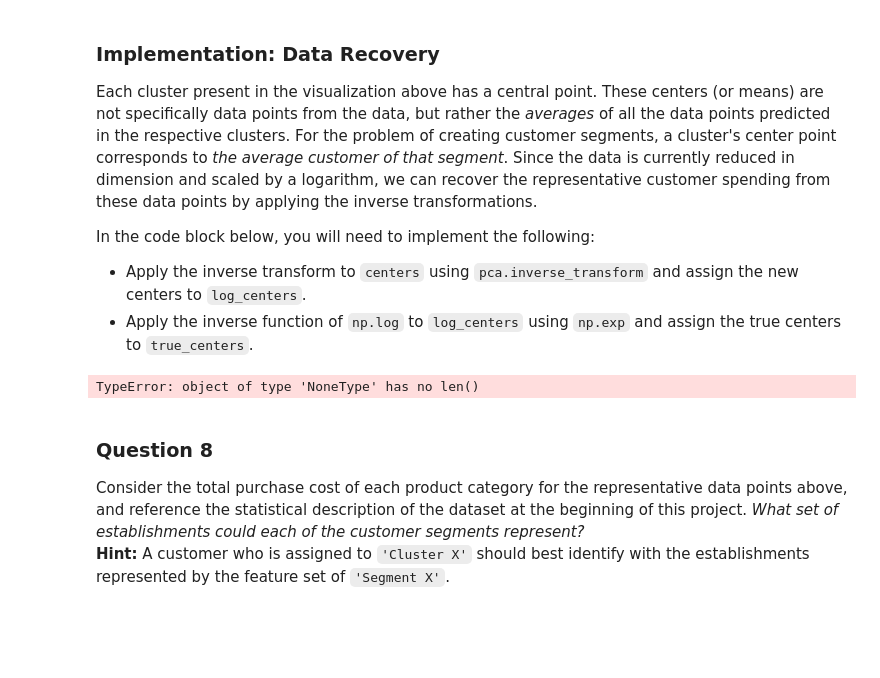
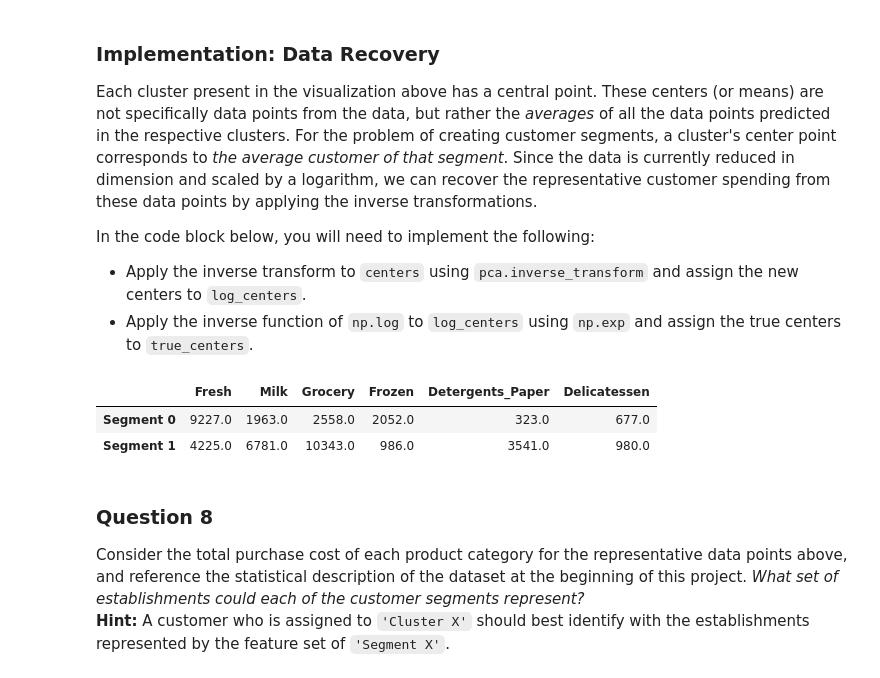
Before and after one commit to rajeev921/machine_learning, a Jupyter notebook: creating_customer_segments/customer_segments.ipynb, the cells around one changed output. Cells and saved outputs as stored; diff of their text form; code cells hidden in the pictures; blank space fills up the shorter version.

Commit message:
Creating_Customer_segmentation_final_commit

```diff
--- a/creating_customer_segments/customer_segments.ipynb
+++ b/creating_customer_segments/customer_segments.ipynb
@@ -416,18 +500,21 @@ In the code block below, you will need to implement the following:
  - Apply the inverse function of `np.log` to `log_centers` using `np.exp` and assign the true centers to `true_centers`.
 # %%
 # TODO: Inverse transform the centers
-log_centers = None
+
+log_centers = pca.inverse_transform(centers)
 
 # TODO: Exponentiate the centers
-true_centers = None
+true_centers = np.exp(log_centers)
 
 # Display the true centers
 segments = ['Segment {}'.format(i) for i in range(0,len(centers))]
 true_centers = pd.DataFrame(np.round(true_centers), columns = data.keys())
 true_centers.index = segments
 display(true_centers)
 # %% [output]
-TypeError: object of type 'NoneType' has no len()
+|  | Fresh | Milk | Grocery | Frozen | Detergents_Paper | Delicatessen |
+| Segment 0 | 9227.0 | 1963.0 | 2558.0 | 2052.0 | 323.0 | 677.0 |
+| Segment 1 | 4225.0 | 6781.0 | 10343.0 | 986.0 | 3541.0 | 980.0 |
 # %% [markdown]
 ### Question 8
 Consider the total purchase cost of each product category for the representative data points above, and reference the statistical description of the dataset at the beginning of this project. *What set of establishments could each of the customer segments represent?*
```
Also changed, not shown: parts of 29 cells of this notebook, 1 other file.
